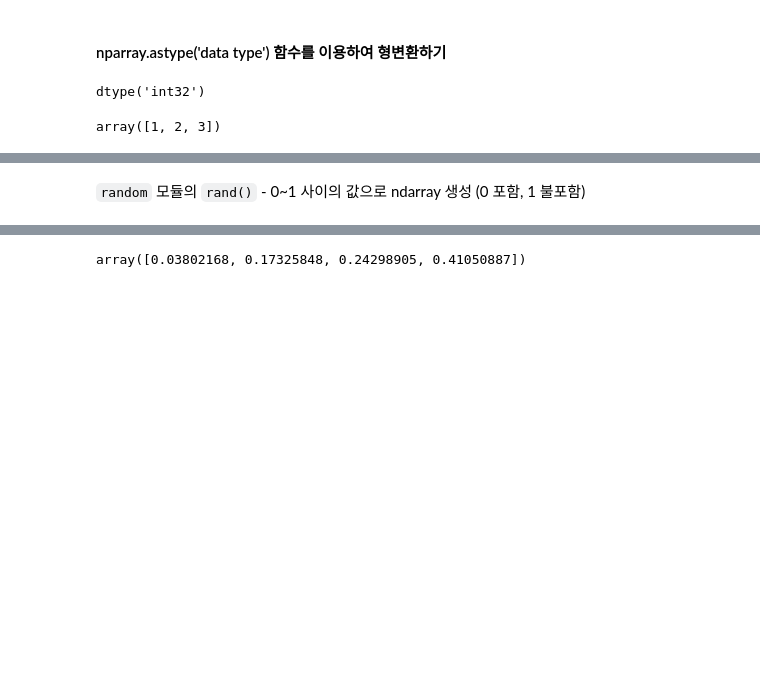
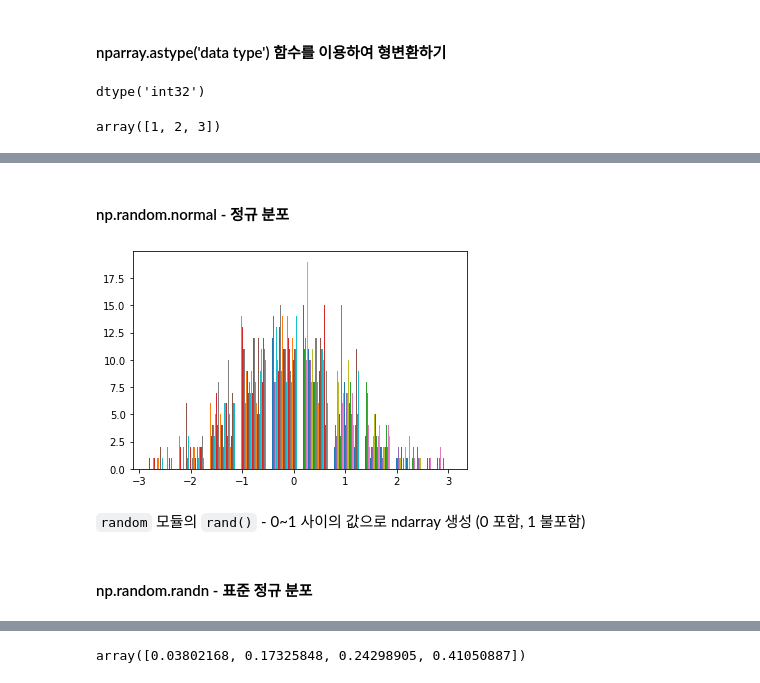
Before and after one commit to SwimmingHwang/practice-python, a Jupyter notebook: python_data_analysis(1)_numpy.ipynb, the cells around one changed output, grey strips where cells are left out. Saved outputs shown, nothing was run; the diff lists cells and outputs as text; code cells hidden in the pictures; blank space fills up the shorter version.

```diff
--- a/python_data_analysis(1)_numpy.ipynb
+++ b/python_data_analysis(1)_numpy.ipynb
@@ -197,2 +236,22 @@ array([1, 2, 3])
+# %% [markdown]
+#### np.random.normal - 정규 분포
+# %%
+'''
+정규 분포 확률 밀도에서 표본 추출 예제
+np.random.normal
+'''
+import matplotlib.pyplot as plt
+
+mean = 0
+std = 1
+size = (50,50)
+a = np.random.normal(mean, std, size)
+
+plt.hist(a, bins=10)
+plt.show()
+# %% [output]
+[figure, added]
 # %% [markdown]
 `random` 모듈의 `rand()` - 0~1 사이의 값으로 ndarray 생성 (0 포함, 1 불포함)
+# %% [markdown]
+#### np.random.randn - 표준 정규 분포
```
Also changed, not shown: parts of 114 cells of this notebook.
